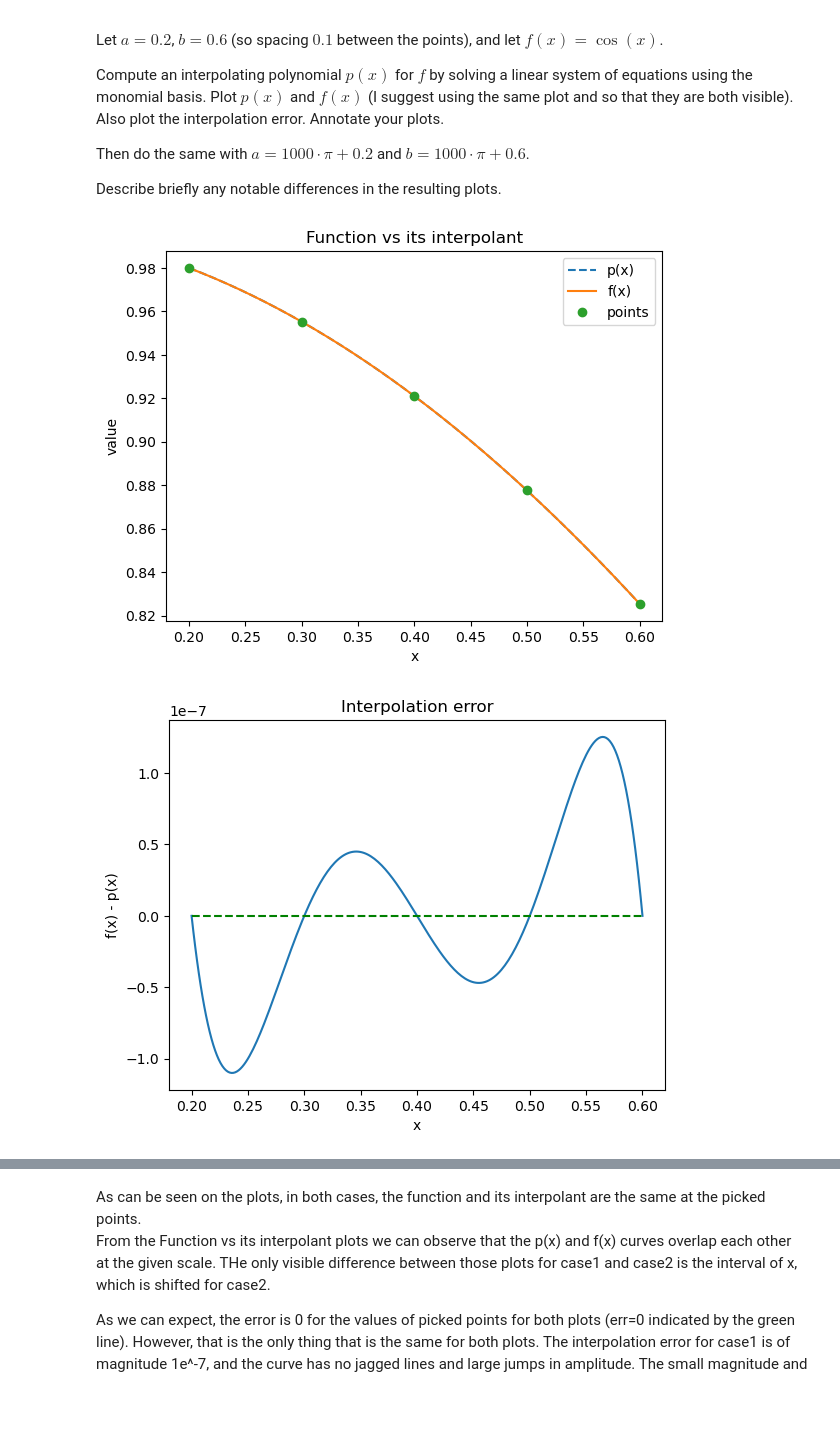
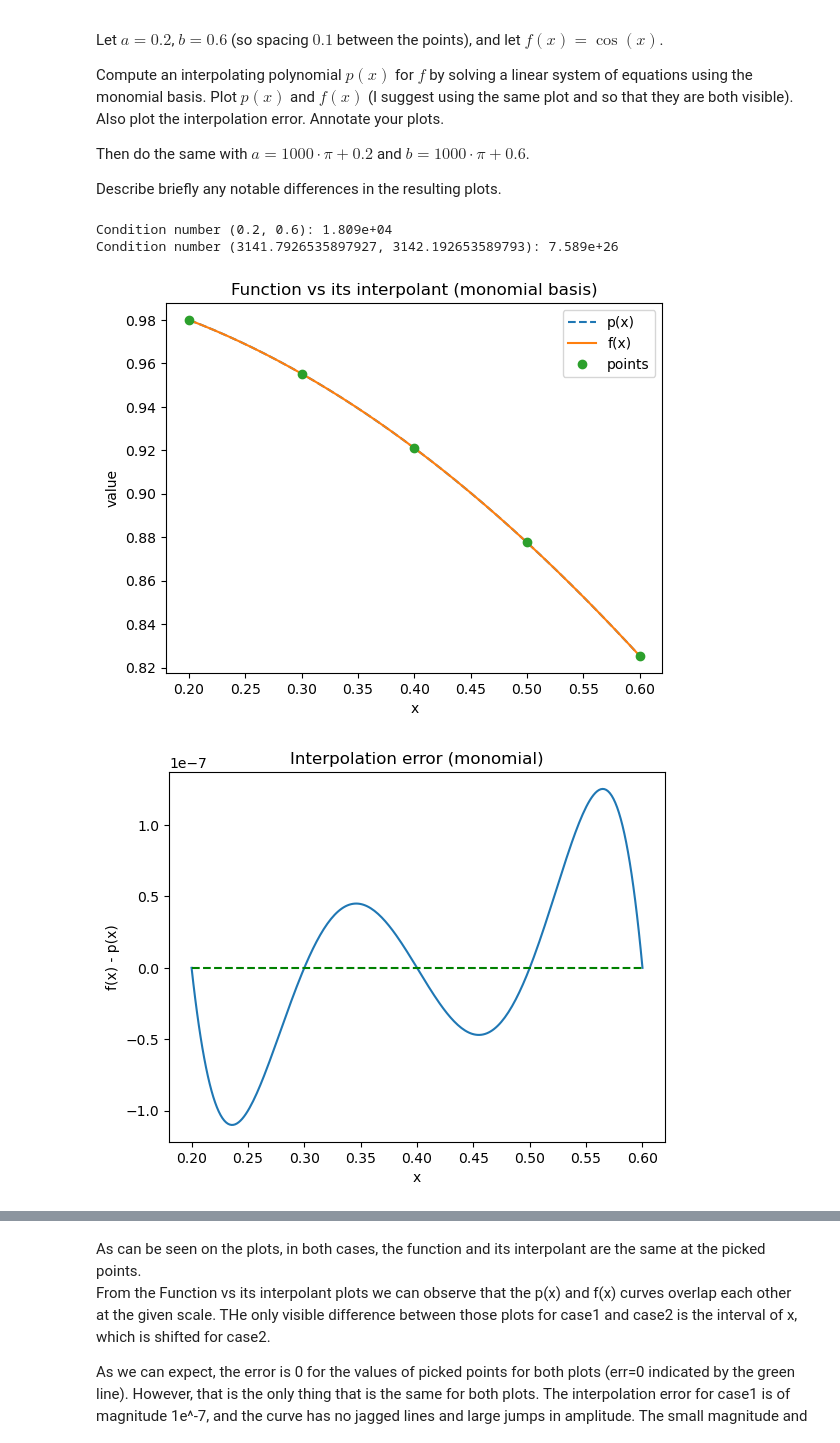
Before and after one commit to prewsei/num_algs_hw2, a Jupyter notebook: hw2.ipynb, the cells around one changed output, grey strips where cells are left out. Cells and saved outputs as stored; diff of their text form; code cells hidden in the pictures; blank space fills up the shorter version.

```diff
--- a/hw2.ipynb
+++ b/hw2.ipynb
@@ -34,6 +36,8 @@ def get_coeff(i, j):
     points = np.arange(i, j+0.1, 0.1)
     a = np.vander((points), increasing=True)
     y = np.cos(points)
+    cond = np.linalg.cond(a)
+    print(f"Condition number {i,j}: {cond:.3e}")
     x = np.linalg.solve(a, y)
     return x, points
 
@@ -55,33 +59,37 @@ def plot(s,e):
     s_pts = np.linspace(s,e, 250)
     er, p, f = get_error(coeff, s_pts, np.cos)
     f_x = np.cos(pts)
 
     # f(x), p(x), points on interval
     plt.figure()
     plt.plot(s_pts, p, '--', label='p(x)')
     plt.plot(s_pts, f, label='f(x)')
     plt.plot(pts, f_x, 'o', label='points')
     plt.title('Function vs its interpolant (monomial basis)')
     plt.xlabel('x')
     plt.ylabel('value')
     plt.legend()
 
     #error
     plt.figure()
     plt.plot(s_pts, er)
     plt.hlines(y=[0], xmin=np.min(pts), xmax=np.max(pts), colors='g', linestyles="dashed")
     plt.xlabel('x')
     plt.ylabel('f(x) - p(x)')
     plt.title('Interpolation error (monomial)')
 
 
 # case1
-plot(0.2, 0.6)
+a1 = 0.2
+b1 = 0.6
+plot(a1, b1)
 
 #case2
 a2 = 1000 * np.pi +0.2
 b2 = 1000 * np.pi +0.6
 plot(a2, b2)
 # %% [output]
+Condition number (0.2, 0.6): 1.809e+04
+Condition number (3141.7926535897927, 3142.192653589793): 7.589e+26
-[figure, old version]
+[figure, new version]
-[figure, old version]
+[figure, new version]
```
Also changed, not shown: parts of 5 cells of this notebook.
